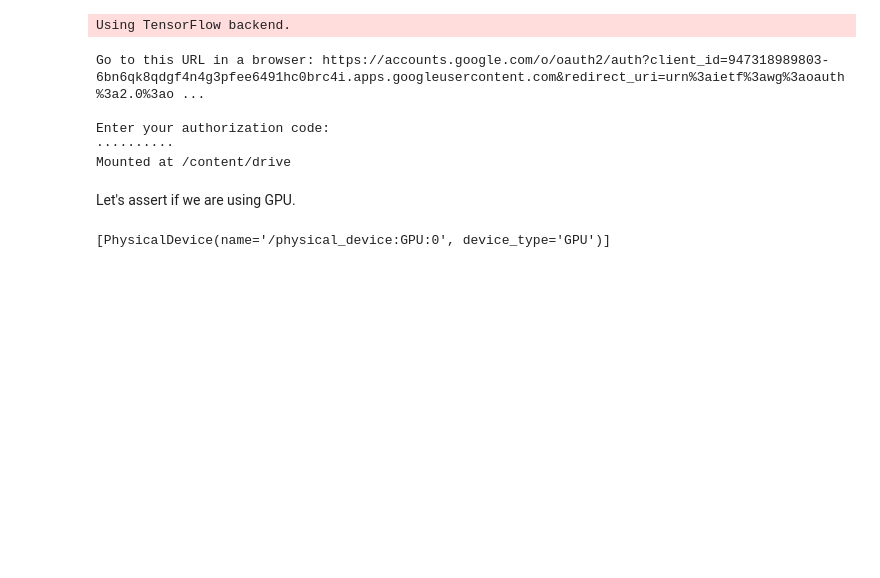
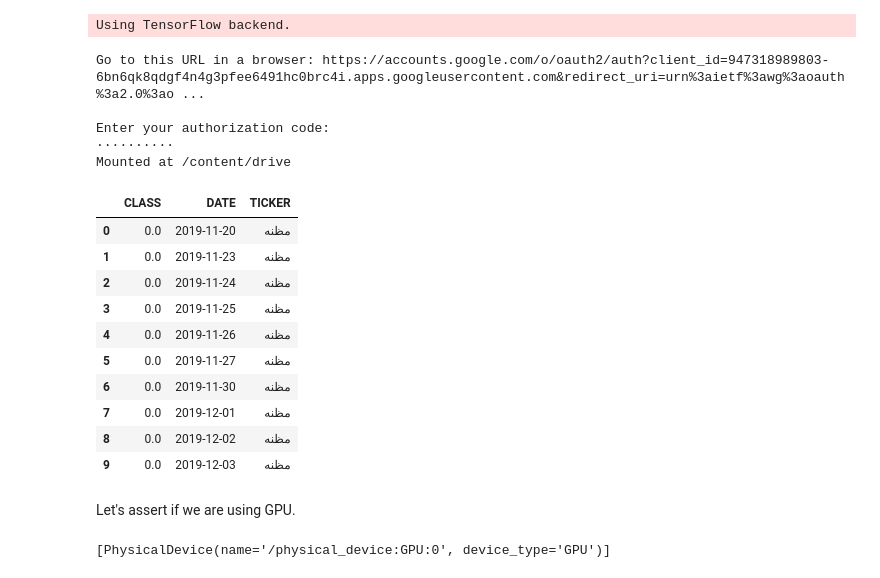
Before and after one commit to Ayazdani1997/stock-feature-prediction-final-pro, a Jupyter notebook: Phase1_OCHLV.ipynb, the cells around one changed output. Saved outputs shown, nothing was run; the diff lists cells and outputs as text; code cells hidden in the pictures; blank space fills up the shorter version.

```diff
--- a/Phase1_OCHLV.ipynb
+++ b/Phase1_OCHLV.ipynb
@@ -75,3 +78,21 @@ Mounted at /content/drive
+# %%
+labels = pandas.DataFrame()
+labels['CLASS'] = numpy.where(data['CLOSE'] > data['CLOSE'].shift(1), 1.0, 0.0)
+labels['DATE'] = data['DATE'].copy()
+labels['TICKER'] = data['TICKER'].copy()
+labels.head(10)
+# %% [output]
+|  | CLASS | DATE | TICKER |
+| 0 | 0.0 | 2019-11-20 | مظنه |
+| 1 | 0.0 | 2019-11-23 | مظنه |
+| 2 | 0.0 | 2019-11-24 | مظنه |
+| 3 | 0.0 | 2019-11-25 | مظنه |
+| 4 | 0.0 | 2019-11-26 | مظنه |
+| 5 | 0.0 | 2019-11-27 | مظنه |
+| 6 | 0.0 | 2019-11-30 | مظنه |
+| 7 | 0.0 | 2019-12-01 | مظنه |
+| 8 | 0.0 | 2019-12-02 | مظنه |
+| 9 | 0.0 | 2019-12-03 | مظنه |
 # %% [markdown]
 Let's assert if we are using GPU.
 # %%
```
Also changed, not shown: parts of 13 cells of this notebook.
